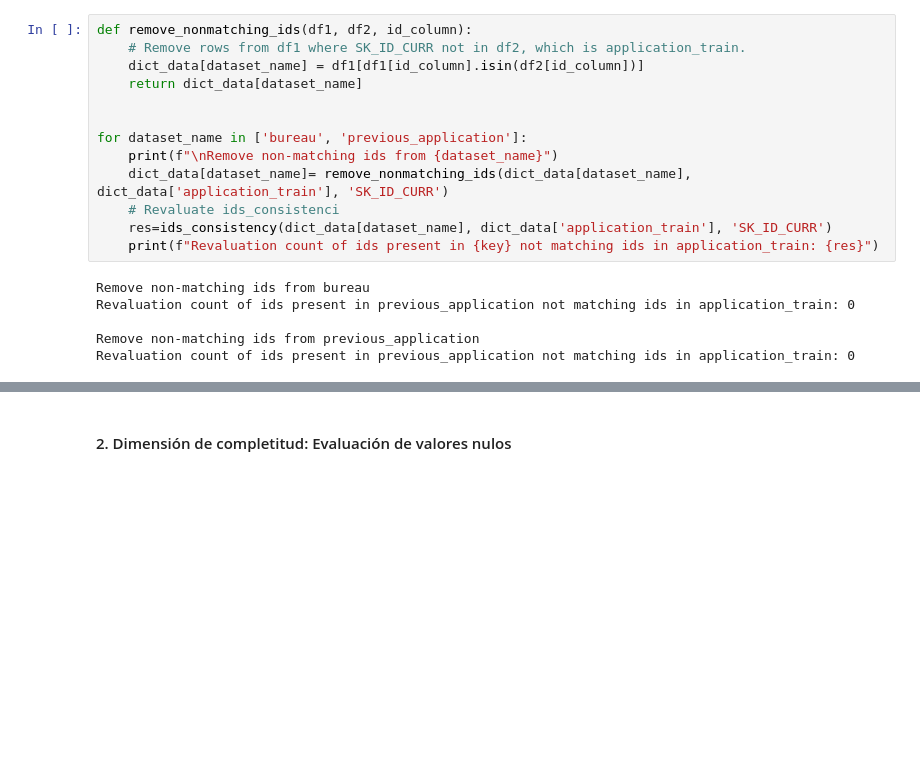
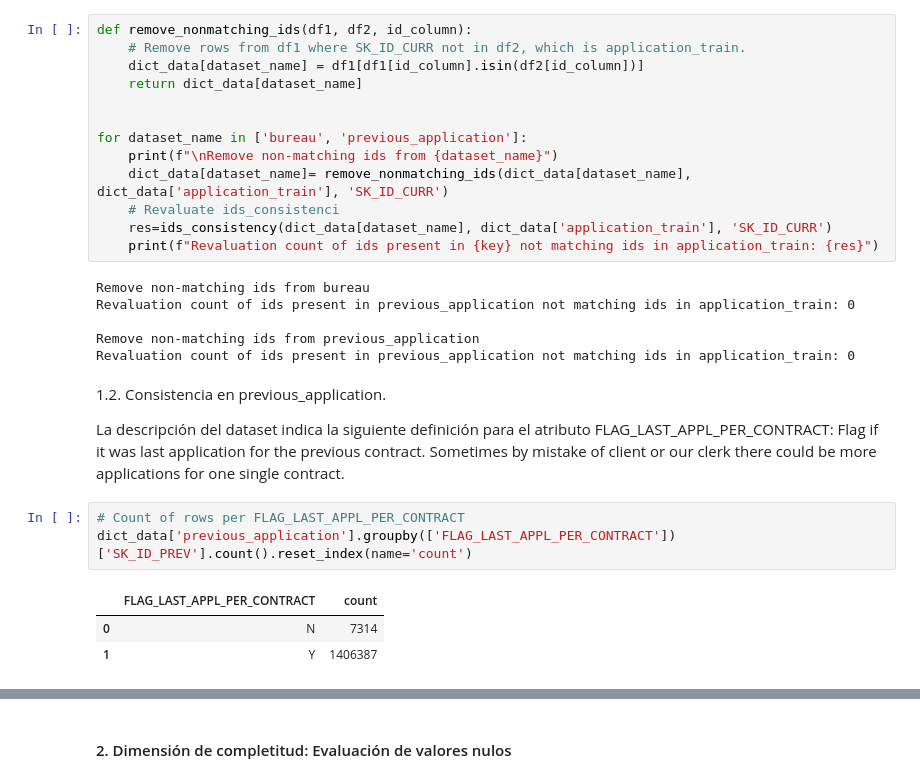
Before and after one commit to ElisaPardo/VIU_TFM, a Jupyter notebook: notebooks/data_understanding/DU01-Exploracion.ipynb, the cells around one changed output, grey strips where cells are left out. Saved outputs shown, nothing was run; the diff lists cells and outputs as text; blank space fills up the shorter version.

```diff
--- a/notebooks/data_understanding/DU01-Exploracion.ipynb
+++ b/notebooks/data_understanding/DU01-Exploracion.ipynb
@@ -101,3 +121,14 @@ Revaluation count of ids present in previous_application not matching ids in app
 
 Remove non-matching ids from previous_application
 Revaluation count of ids present in previous_application not matching ids in application_train: 0
+# %% [markdown]
+1.2. Consistencia en previous_application.
+
+La descripción del dataset indica la siguiente definición para el atributo FLAG_LAST_APPL_PER_CONTRACT: Flag if it was last application for the previous contract. Sometimes by mistake of client or our clerk there could be more applications for one single contract.
+# %%
+# Count of rows per FLAG_LAST_APPL_PER_CONTRACT
+dict_data['previous_application'].groupby(['FLAG_LAST_APPL_PER_CONTRACT'])['SK_ID_PREV'].count().reset_index(name='count')
+# %% [output]
+|  | FLAG_LAST_APPL_PER_CONTRACT | count |
+| 0 | N | 7314 |
+| 1 | Y | 1406387 |
```
Also changed, not shown: parts of 21 cells of this notebook.
